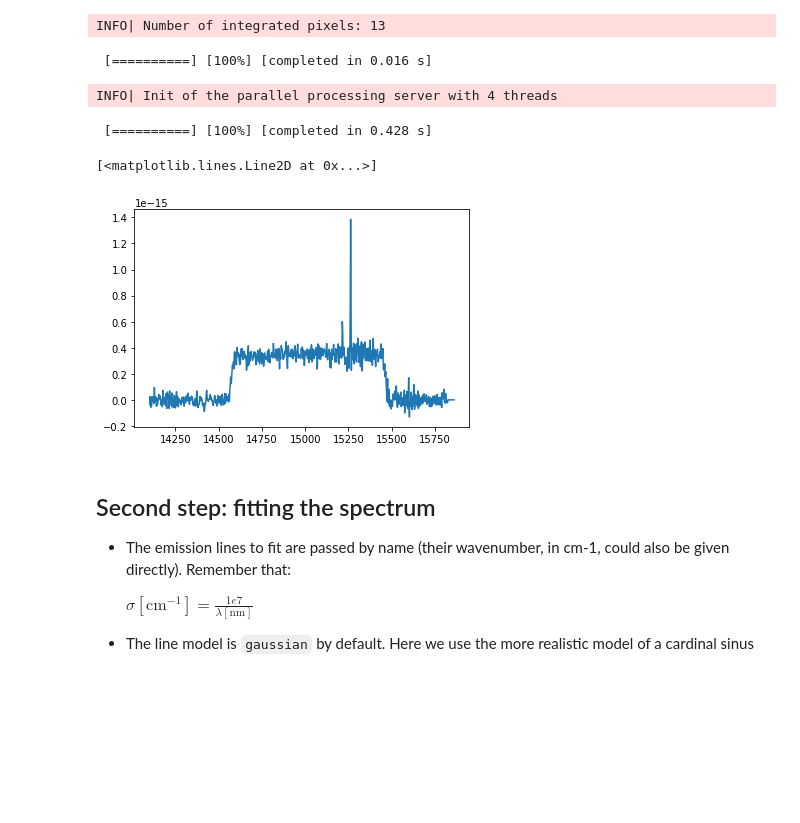
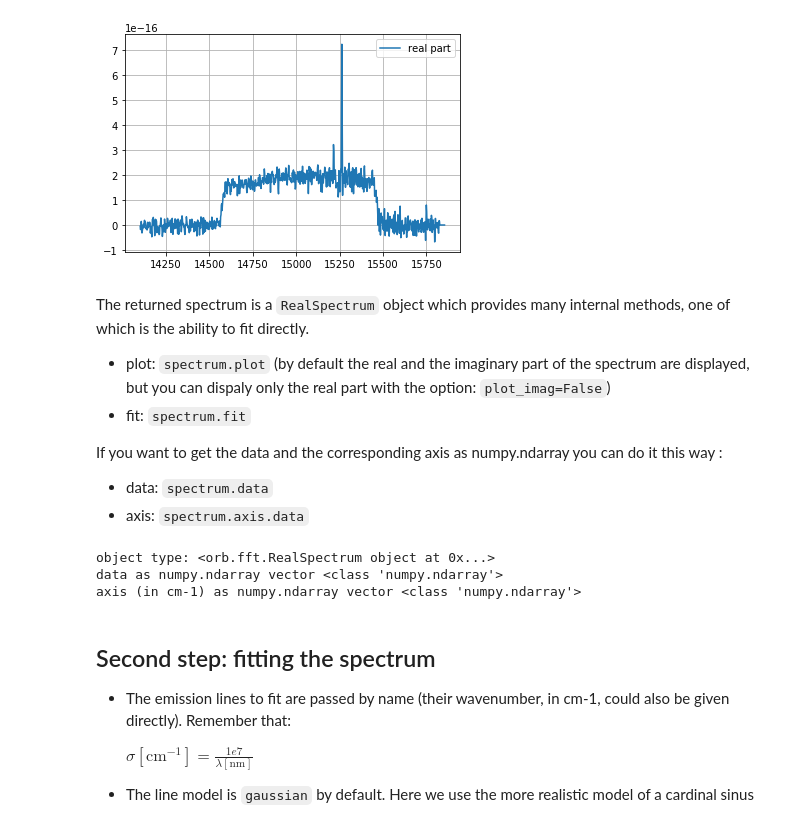
Before and after one commit to thomasorb/orcs, a Jupyter notebook: docs/script_example_fit_a_single_spectrum.ipynb, the cells around one changed output. Saved outputs shown, nothing was run; the diff lists cells and outputs as text; code cells hidden in the pictures; blank space fills up the shorter version.

```diff
--- a/docs/script_example_fit_a_single_spectrum.ipynb
+++ b/docs/script_example_fit_a_single_spectrum.ipynb
@@ -12,4 +12,11 @@ import pylab as pl
 # %%
 # load spectral cube
-cube = HDFCube('/home/thomas/M31_SN3.merged.cm1.1.0.hdf5')
+reload(orb.core)
+reload(orb.fft)
+reload(orb.cube)
+reload(orcs.core)
+reload(orcs.fit)
+reload(orcs.process)
+cube = SpectralCube('/home/thomas/M31_SN3.merged.cm1.1.0.hdf5')
+cube.set_param('flambda') = cube.comp
 # %% [output]
@@ -19,14 +51,30 @@ INFO| Cube is CALIBRATED in wavenumber
 # %%
 # extract and plot a spectrum at x=919 y=893 integrated over a radius of 2 pixels
-axis, spectrum = cube.extract_spectrum(919, 893, 2)
-pl.plot(axis, spectrum)
+spectrum = cube.get_spectrum(919, 893, 2, mean_flux=True)
+#spectrum = cube.get_spectrum(1800, 250, 20, mean_flux=True)
+spectrum.plot(plot_imag=False)
+pl.legend()
+pl.grid()
 # %% [output]
-INFO| Number of integrated pixels: 13
- [==========] [100%] [completed in 0.016 s]
-INFO| Init of the parallel processing server with 4 threads
- [==========] [100%] [completed in 0.428 s]
-[<matplotlib.lines.Line2D at 0x...>]
-[figure, old version]
+[figure, new version]
+# %% [markdown]
+The returned spectrum is a `RealSpectrum` object which provides many internal methods, one of which is the ability to fit directly.
+
+* plot: `spectrum.plot` (by default the real and the imaginary part of the spectrum are displayed, but you can dispaly only the real part with the option: `plot_imag=False`)
+* fit: `spectrum.fit`
+
+If you want to get the data and the corresponding axis as numpy.ndarray you can do it this way :
+
+* data: `spectrum.data`
+* axis: `spectrum.axis.data`
+# %%
+print('object type:', spectrum)
+print('data as numpy.ndarray vector', type(spectrum.data))
+print('axis (in cm-1) as numpy.ndarray vector', type(spectrum.axis.data))
+# %% [output]
+object type: <orb.fft.RealSpectrum object at 0x...>
+data as numpy.ndarray vector <class 'numpy.ndarray'>
+axis (in cm-1) as numpy.ndarray vector <class 'numpy.ndarray'>
 # %% [markdown]
 ## Second step: fitting the spectrum
 
```
Also changed, not shown: parts of 12 cells of this notebook, 1 other file.
